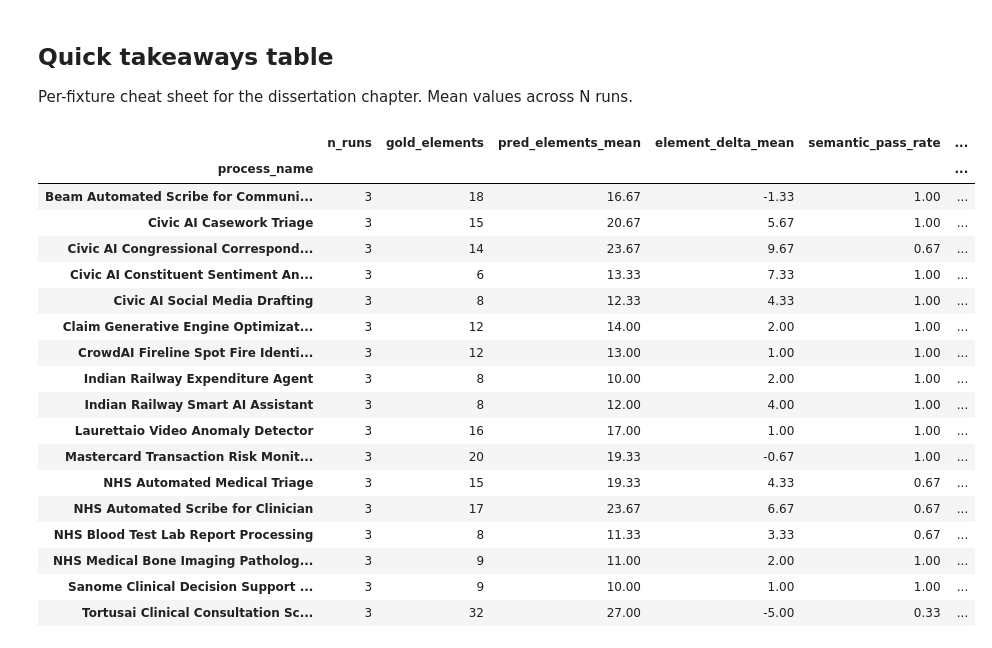
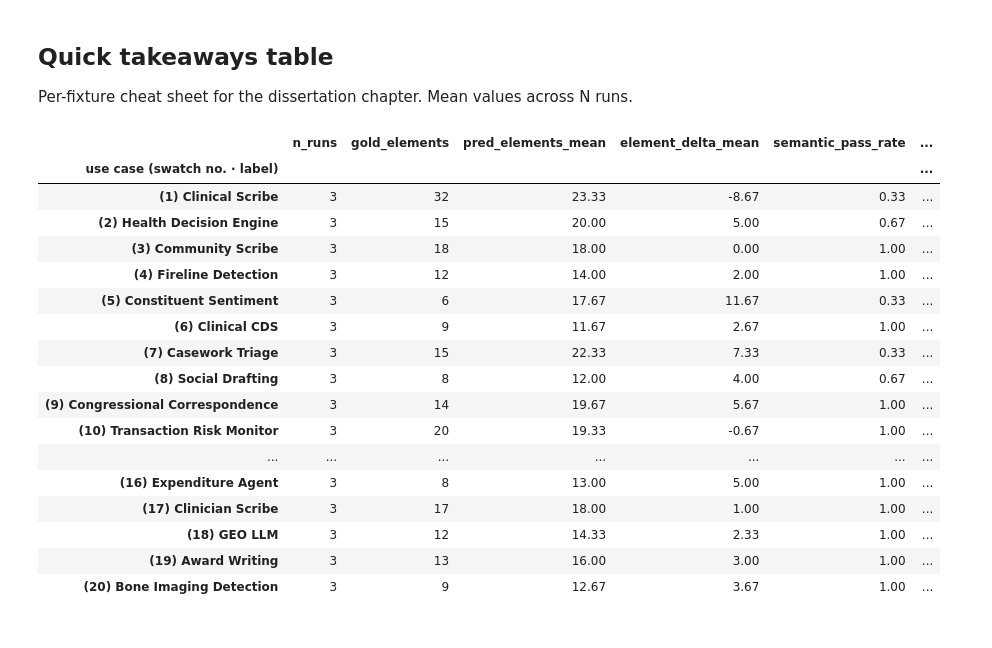
Before and after one commit to ShinZert/TRACE_Fabric, a Jupyter notebook: scripts/eval_analysis.ipynb, the cells around one changed output. Cells and saved outputs as stored; diff of their text form; code cells hidden in the pictures.

```diff
--- a/scripts/eval_analysis.ipynb
+++ b/scripts/eval_analysis.ipynb
@@ -689,28 +712,0 @@ prompt_tokens: mean=3791, stdev=30.6
-# %%
-# --- TODO: set current gpt-5-mini prices (USD per 1M tokens) before final run ---
-PRICE_INPUT_PER_M = 0.25
-PRICE_OUTPUT_PER_M = 2.00
-
-df["cost_usd"] = (
-    df["prompt_tokens"] * PRICE_INPUT_PER_M + df["completion_tokens"] * PRICE_OUTPUT_PER_M
-) / 1e6
-
-print(f"Mean input tokens:  {df['prompt_tokens'].mean():.0f}  (sd {df['prompt_tokens'].std():.0f})")
-print(f"Mean output tokens: {df['completion_tokens'].mean():.0f}  (sd {df['completion_tokens'].std():.0f})")
-print(f"Mean cost/trace:    ${df['cost_usd'].mean():.4f}  (median ${df['cost_usd'].median():.4f})")
-print(f"Total cost over {len(df)} held-out runs: ${df['cost_usd'].sum():.3f}")
-
-# Input is near-constant (system prompt + 3 few-shots + user msg); output scales with graph size.
-tok = df.groupby("process_name")[["prompt_tokens", "completion_tokens"]].mean()
-tok = tok.sort_values("completion_tokens")
-tok.index = [short_name(p) for p in tok.index]
-
-fig, ax = plt.subplots(figsize=(10, max(5, 0.4 * len(tok) + 1.5)))
-ax.barh(tok.index, tok["prompt_tokens"], color="#4c78a8", edgecolor="white", label="input (prompt)")
-ax.barh(tok.index, tok["completion_tokens"], left=tok["prompt_tokens"],
-        color="#f58518", edgecolor="white", label="output (completion)")
-ax.set_xlabel("Mean tokens per trace")
-ax.set_title("Token budget per fixture — input ~constant, output scales with graph size")
-ax.legend(loc="lower right")
-plt.tight_layout()
-plt.show()
@@ -761,39 +759,42 @@ Per-fixture cheat sheet for the dissertation chapter. Mean values across N runs.
 # %%
 agg_spec = dict(
     n_runs=("run_idx", "count"),
     gold_elements=("gold_elements", "first"),
     pred_elements_mean=("num_elements", "mean"),
     element_delta_mean=("element_count_delta", "mean"),
     semantic_pass_rate=("semantic_pass", "mean"),
     structural_sim_mean=("structural_similarity", "mean"),
     type_dist_sim_mean=("type_distribution_similarity", "mean"),
     total_tokens_mean=("total_tokens", "mean"),
     latency_s_mean=("latency_ms", lambda s: s.mean() / 1000),
 )
 # Only include meaning metrics if the semantic deps were available at run time.
 if df["name_semantic_similarity"].notna().any():
     agg_spec["name_sem_mean"] = ("name_semantic_similarity", "mean")
-    agg_spec["aligned_type_acc_mean"] = ("aligned_type_accuracy", "mean")
 
 out = df.groupby("process_name").agg(**agg_spec).round(2)
+# Order by appendix swatch number and re-key with the '(swatch no.) Short Label' convention.
+out["rank"] = [USE_CASE_RANK.get(p) for p in out.index]
+out = out.sort_values("rank").drop(columns="rank")
+out.index = [fixture_label(p) for p in out.index]
+out.index.name = "use case (swatch no. · label)"
 out
 # %% [output]
 |  | n_runs | gold_elements | pred_elements_mean | element_delta_mean | semantic_pass_rate | ... |
-| process_name |  |  |  |  |  | ... |
-| Beam Automated Scribe for Communi... | 3 | 18 | 16.67 | -1.33 | 1.00 | ... |
-| Civic AI Casework Triage | 3 | 15 | 20.67 | 5.67 | 1.00 | ... |
-| Civic AI Congressional Correspond... | 3 | 14 | 23.67 | 9.67 | 0.67 | ... |
-| Civic AI Constituent Sentiment An... | 3 | 6 | 13.33 | 7.33 | 1.00 | ... |
-| Civic AI Social Media Drafting | 3 | 8 | 12.33 | 4.33 | 1.00 | ... |
-| Claim Generative Engine Optimizat... | 3 | 12 | 14.00 | 2.00 | 1.00 | ... |
-| CrowdAI Fireline Spot Fire Identi... | 3 | 12 | 13.00 | 1.00 | 1.00 | ... |
-| Indian Railway Expenditure Agent | 3 | 8 | 10.00 | 2.00 | 1.00 | ... |
-| Indian Railway Smart AI Assistant | 3 | 8 | 12.00 | 4.00 | 1.00 | ... |
-| Laurettaio Video Anomaly Detector | 3 | 16 | 17.00 | 1.00 | 1.00 | ... |
-| Mastercard Transaction Risk Monit... | 3 | 20 | 19.33 | -0.67 | 1.00 | ... |
-| NHS Automated Medical Triage | 3 | 15 | 19.33 | 4.33 | 0.67 | ... |
-| NHS Automated Scribe for Clinician | 3 | 17 | 23.67 | 6.67 | 0.67 | ... |
-| NHS Blood Test Lab Report Processing | 3 | 8 | 11.33 | 3.33 | 0.67 | ... |
-| NHS Medical Bone Imaging Patholog... | 3 | 9 | 11.00 | 2.00 | 1.00 | ... |
-| Sanome Clinical Decision Support ... | 3 | 9 | 10.00 | 1.00 | 1.00 | ... |
-| Tortusai Clinical Consultation Sc... | 3 | 32 | 27.00 | -5.00 | 0.33 | ... |
+| use case (swatch no. · label) |  |  |  |  |  | ... |
+| (1) Clinical Scribe | 3 | 32 | 23.33 | -8.67 | 0.33 | ... |
+| (2) Health Decision Engine | 3 | 15 | 20.00 | 5.00 | 0.67 | ... |
+| (3) Community Scribe | 3 | 18 | 18.00 | 0.00 | 1.00 | ... |
+| (4) Fireline Detection | 3 | 12 | 14.00 | 2.00 | 1.00 | ... |
+| (5) Constituent Sentiment | 3 | 6 | 17.67 | 11.67 | 0.33 | ... |
+| (6) Clinical CDS | 3 | 9 | 11.67 | 2.67 | 1.00 | ... |
+| (7) Casework Triage | 3 | 15 | 22.33 | 7.33 | 0.33 | ... |
+| (8) Social Drafting | 3 | 8 | 12.00 | 4.00 | 0.67 | ... |
+| (9) Congressional Correspondence | 3 | 14 | 19.67 | 5.67 | 1.00 | ... |
+| (10) Transaction Risk Monitor | 3 | 20 | 19.33 | -0.67 | 1.00 | ... |
+| ... | ... | ... | ... | ... | ... | ... |
+| (16) Expenditure Agent | 3 | 8 | 13.00 | 5.00 | 1.00 | ... |
+| (17) Clinician Scribe | 3 | 17 | 18.00 | 1.00 | 1.00 | ... |
+| (18) GEO LLM | 3 | 12 | 14.33 | 2.33 | 1.00 | ... |
+| (19) Award Writing | 3 | 13 | 16.00 | 3.00 | 1.00 | ... |
+| (20) Bone Imaging Detection | 3 | 9 | 12.67 | 3.67 | 1.00 | ... |
```
Also changed, not shown: parts of 34 cells of this notebook, 8 other files.
